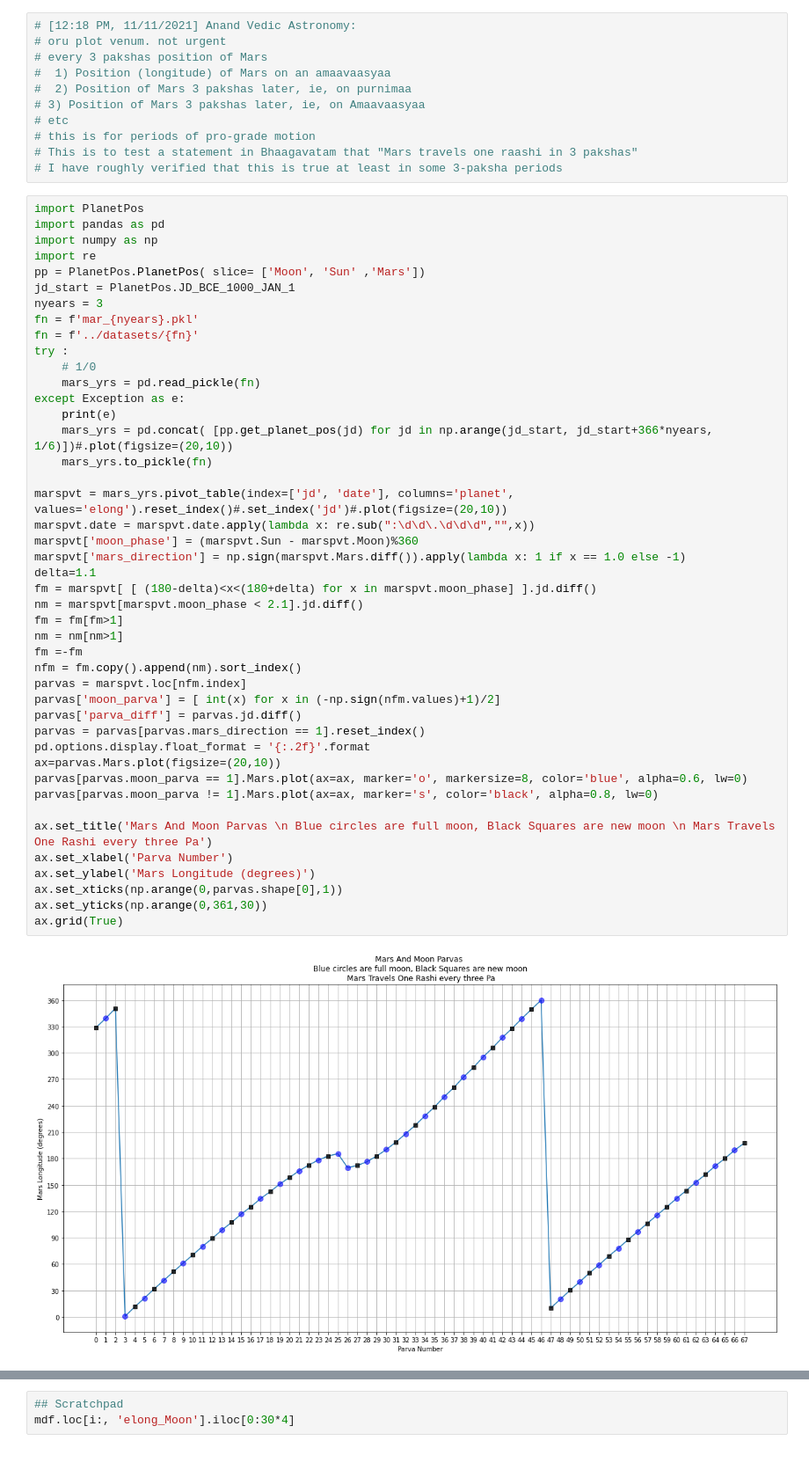
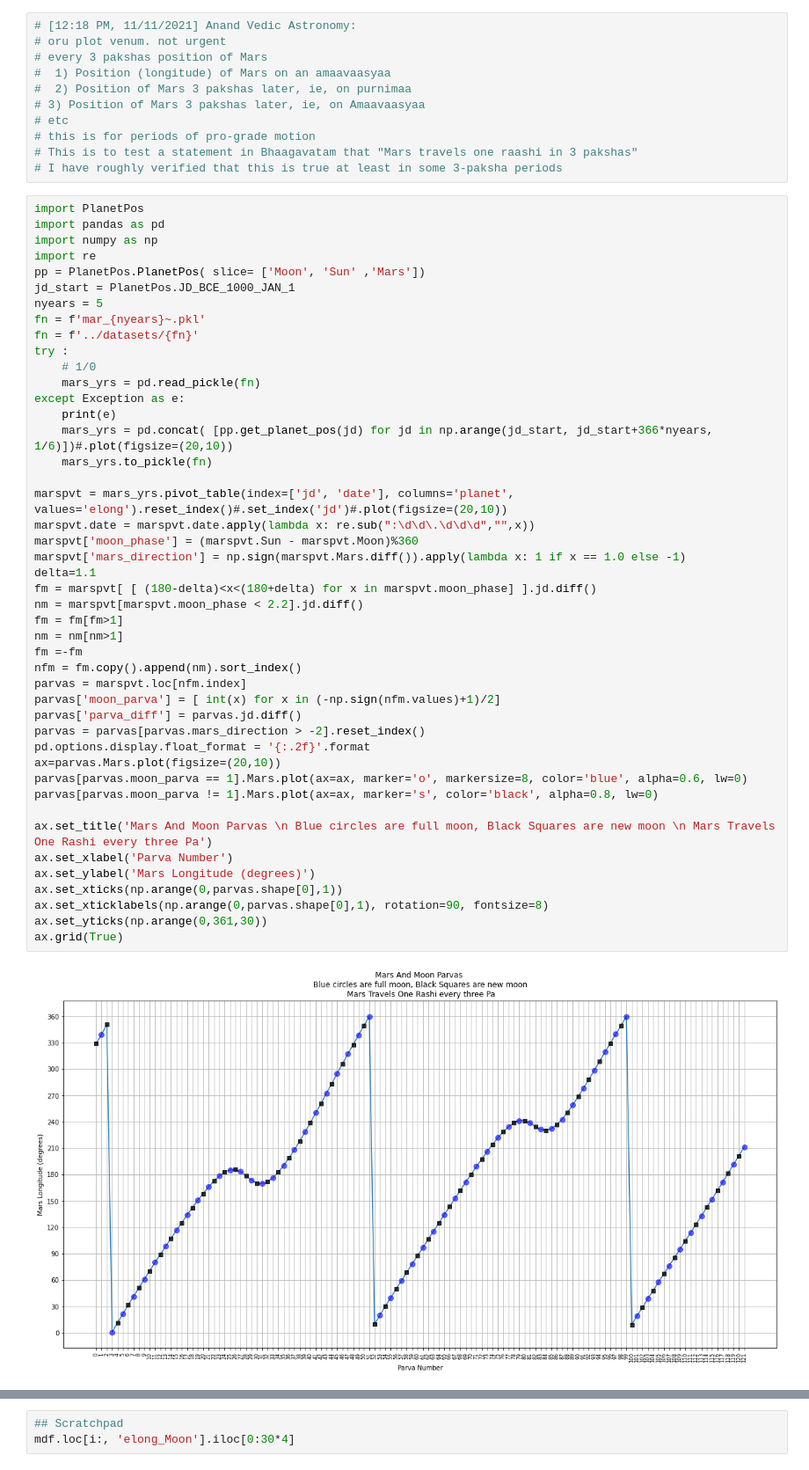
Before and after one commit to suchakr/cahc-utils, a Jupyter notebook: jyotisha/cahc_explore.ipynb, the cells around one changed output, grey strips where cells are left out. Shown at 88% size. Saved outputs shown, nothing was run; the diff lists cells and outputs as text.

```diff
--- a/jyotisha/cahc_explore.ipynb
+++ b/jyotisha/cahc_explore.ipynb
@@ -163,8 +165,8 @@ import numpy as np
 import re
 pp = PlanetPos.PlanetPos( slice= ['Moon', 'Sun' ,'Mars'])
 jd_start = PlanetPos.JD_BCE_1000_JAN_1
-nyears = 3
-fn = f'mar_{nyears}.pkl'
+nyears = 5
+fn = f'mar_{nyears}~.pkl'
 fn = f'../datasets/{fn}'
 try :
 	# 1/0
@@ -172,33 +174,34 @@ try :
 except Exception as e:
 	print(e)
 	mars_yrs = pd.concat( [pp.get_planet_pos(jd) for jd in np.arange(jd_start, jd_start+366*nyears, 1/6)])#.plot(figsize=(20,10))
 	mars_yrs.to_pickle(fn)
 
 marspvt = mars_yrs.pivot_table(index=['jd', 'date'], columns='planet', values='elong').reset_index()#.set_index('jd')#.plot(figsize=(20,10))
 marspvt.date = marspvt.date.apply(lambda x: re.sub(":\d\d\.\d\d\d","",x))
 marspvt['moon_phase'] = (marspvt.Sun - marspvt.Moon)%360
 marspvt['mars_direction'] = np.sign(marspvt.Mars.diff()).apply(lambda x: 1 if x == 1.0 else -1)
 delta=1.1
 fm = marspvt[ [ (180-delta)<x<(180+delta) for x in marspvt.moon_phase] ].jd.diff()
-nm = marspvt[marspvt.moon_phase < 2.1].jd.diff()
+nm = marspvt[marspvt.moon_phase < 2.2].jd.diff()
 fm = fm[fm>1]
 nm = nm[nm>1]
 fm =-fm
 nfm = fm.copy().append(nm).sort_index()
 parvas = marspvt.loc[nfm.index]
 parvas['moon_parva'] = [ int(x) for x in (-np.sign(nfm.values)+1)/2]
 parvas['parva_diff'] = parvas.jd.diff()
-parvas = parvas[parvas.mars_direction == 1].reset_index()
+parvas = parvas[parvas.mars_direction > -2].reset_index()
 pd.options.display.float_format = '{:.2f}'.format
 ax=parvas.Mars.plot(figsize=(20,10))
 parvas[parvas.moon_parva == 1].Mars.plot(ax=ax, marker='o', markersize=8, color='blue', alpha=0.6, lw=0)
 parvas[parvas.moon_parva != 1].Mars.plot(ax=ax, marker='s', color='black', alpha=0.8, lw=0)
 
 ax.set_title('Mars And Moon Parvas \n Blue circles are full moon, Black Squares are new moon \n Mars Travels One Rashi every three Pa')
 ax.set_xlabel('Parva Number')
 ax.set_ylabel('Mars Longitude (degrees)')
 ax.set_xticks(np.arange(0,parvas.shape[0],1))
+ax.set_xticklabels(np.arange(0,parvas.shape[0],1), rotation=90, fontsize=8)
 ax.set_yticks(np.arange(0,361,30))
 ax.grid(True)
 # %% [output]
-[figure, old version]
+[figure, new version]
```
Also changed, not shown: parts of 4 cells of this notebook, 1 other file.
